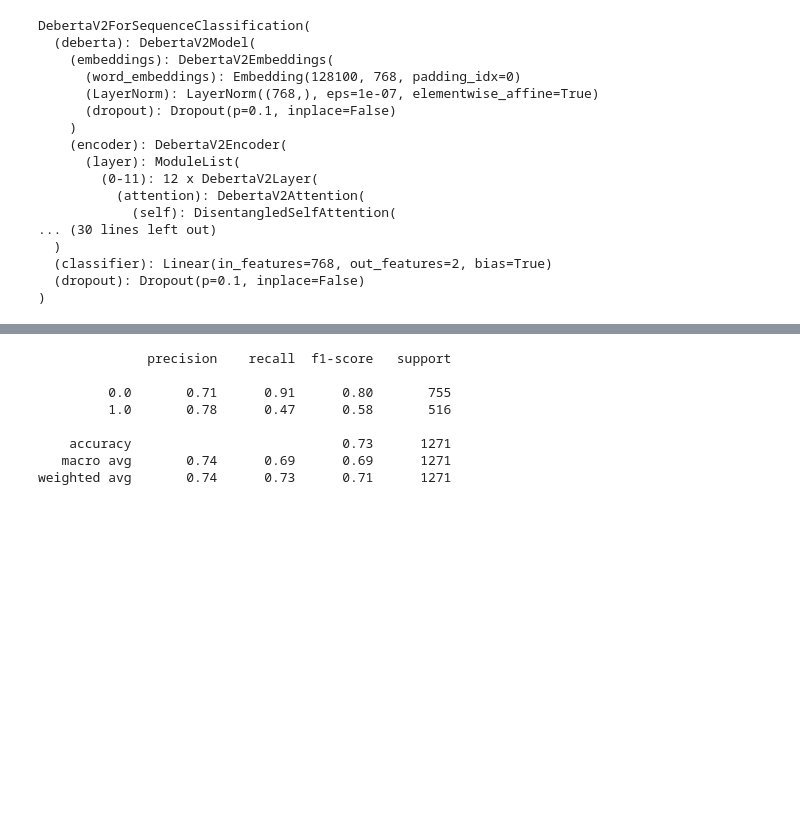
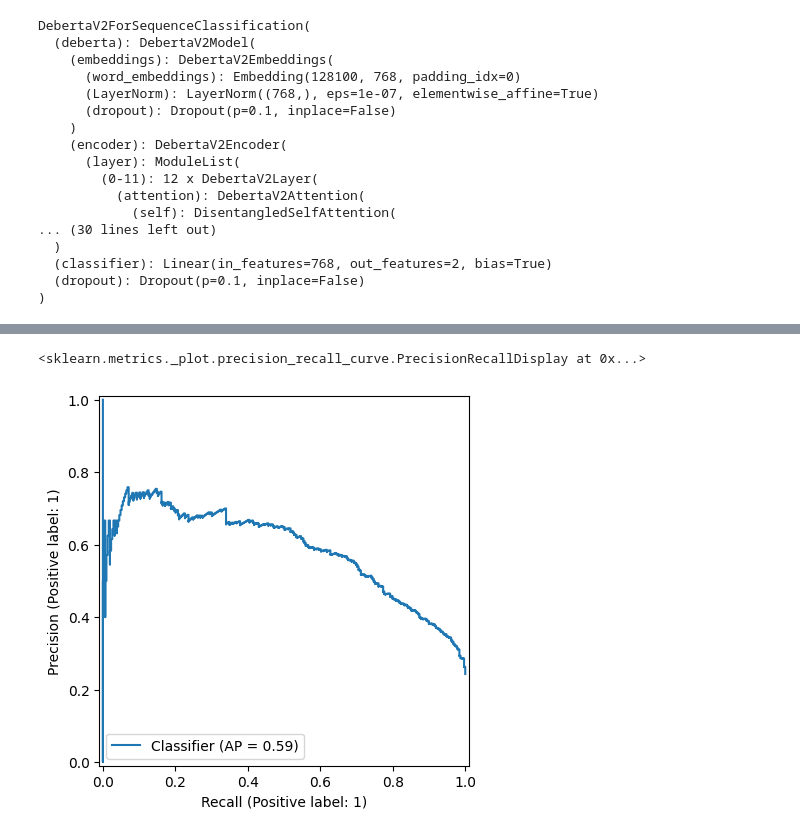
Before and after one commit to WillSH97/WH-toxicity-scalpel, a Jupyter notebook: deberta_classifier/deberta_finetune_eval.ipynb, the cells around one changed output, grey strips where cells are left out. Drawn from its saved outputs; the diff is of its cells as text; code cells hidden in the pictures; blank space fills up the shorter version.

```diff
--- a/deberta_classifier/deberta_finetune_eval.ipynb
+++ b/deberta_classifier/deberta_finetune_eval.ipynb
@@ -121,11 +111,8 @@ results_pred = [np.round(x[0]) for x in probs.tolist()]
-# %%
-print(classification_report(results_pred, y_true))
-# %% [output]
-              precision    recall  f1-score   support
-
-         0.0       0.71      0.91      0.80       755
-         1.0       0.78      0.47      0.58       516
-
-    accuracy                           0.73      1271
-   macro avg       0.74      0.69      0.69      1271
-weighted avg       0.74      0.73      0.71      1271
+# %%
+#picking threshold based on precision-recall curve
+
+PrecisionRecallDisplay.from_predictions(
+   y_true, probs)
+# %% [output]
+<sklearn.metrics._plot.precision_recall_curve.PrecisionRecallDisplay at 0x...>
+[figure, added]
```
Also changed, not shown: parts of 10 cells of this notebook.
